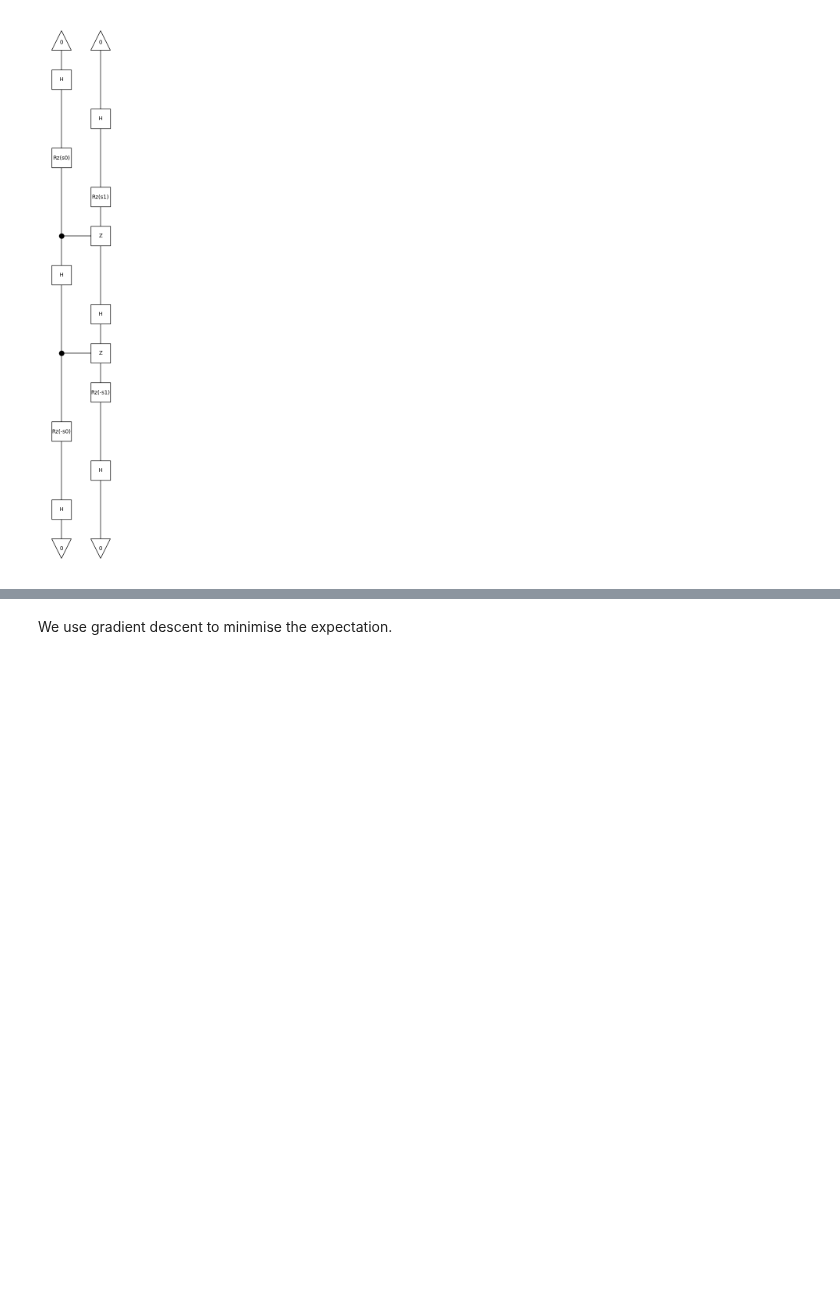
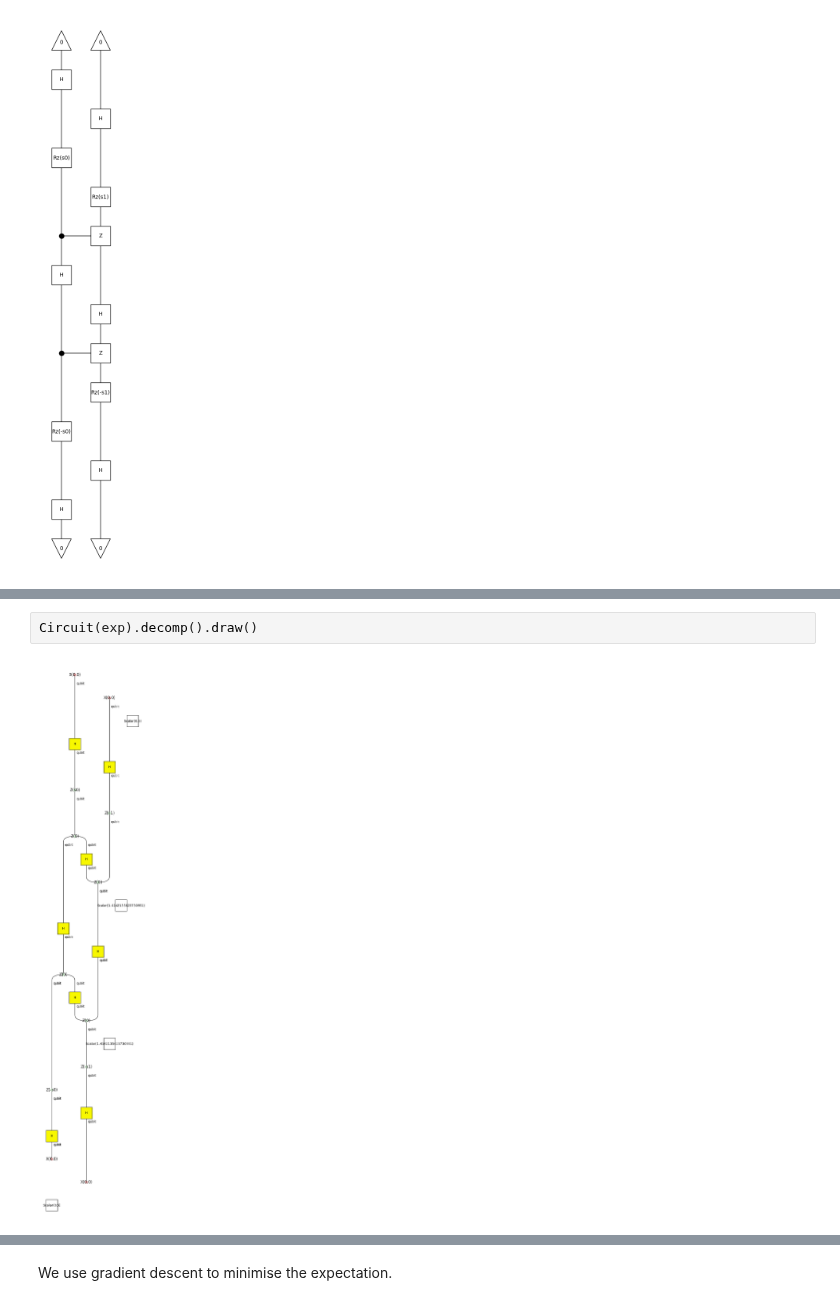
Before and after one commit to quantinuum-dev/optyx, a Jupyter notebook: docs/notebooks/optyx-vqe-experiment.ipynb, the cells around one changed output, grey strips where cells are left out. Cells and saved outputs as stored; diff of their text form; blank space fills up the shorter version.

```diff
--- a/docs/notebooks/optyx-vqe-experiment.ipynb
+++ b/docs/notebooks/optyx-vqe-experiment.ipynb
@@ -30,0 +38,4 @@ from optyx.qubits import Circuit
+# %%
+Circuit(exp).decomp().draw()
+# %% [output]
+[figure, added]
```
Also changed, not shown: parts of 7 cells of this notebook, 10 other files.
